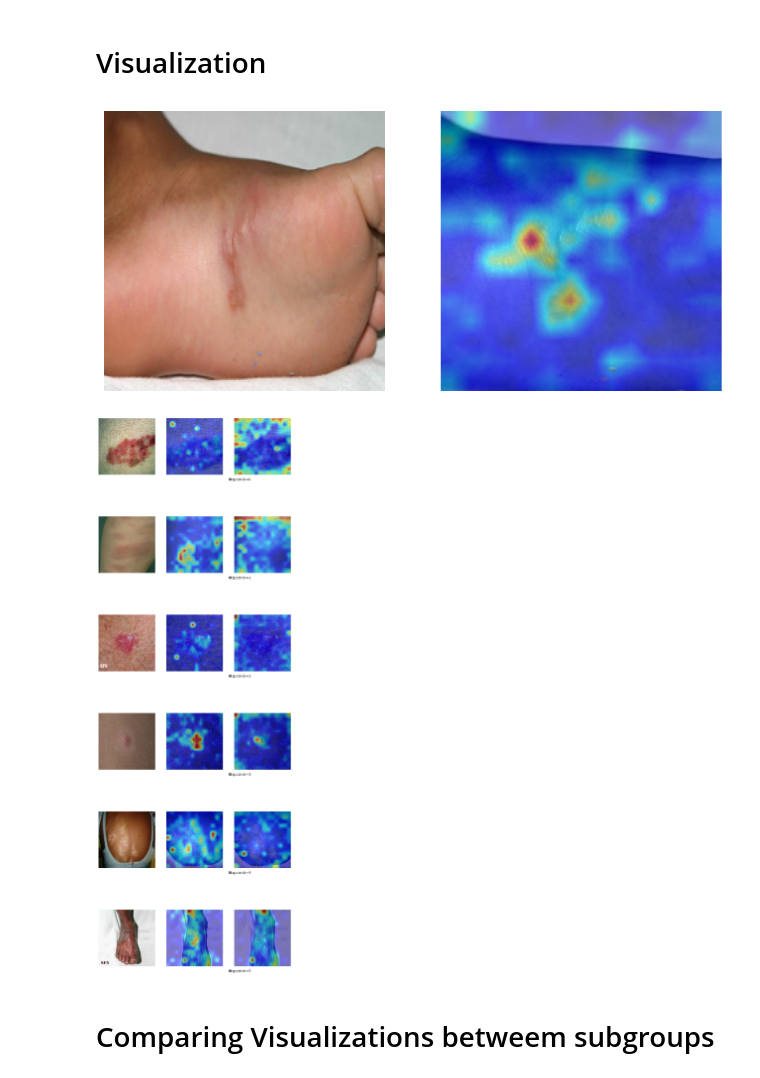
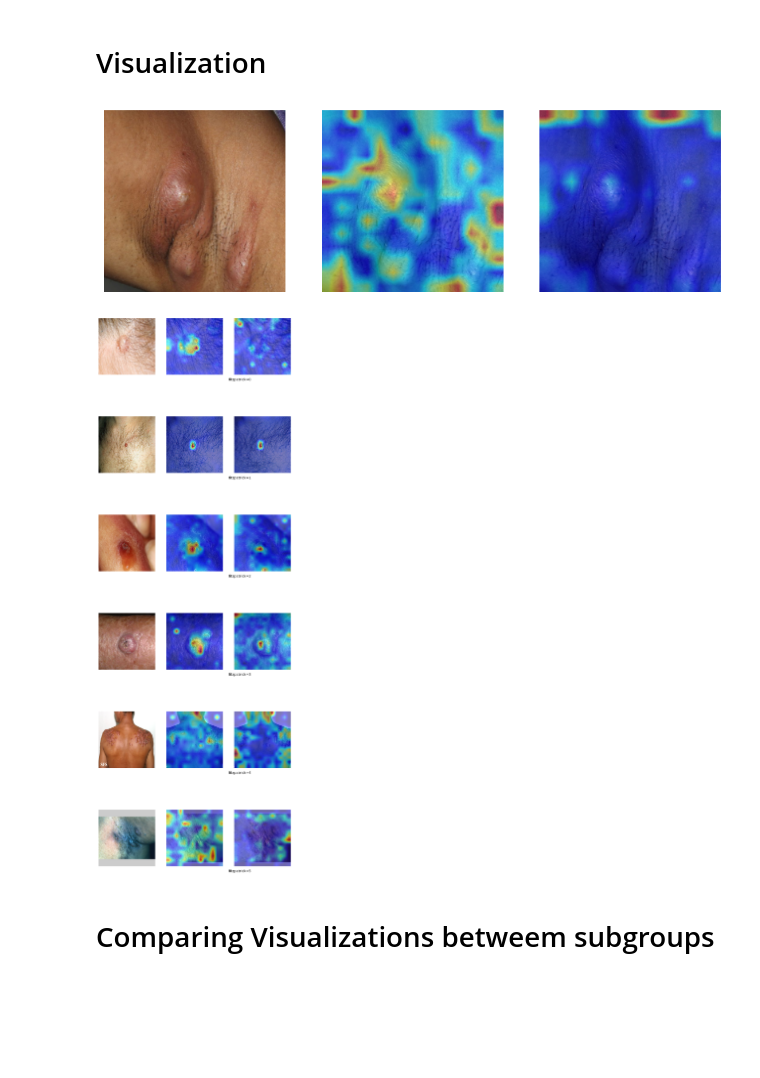
Before and after one commit to AliGhadirii/XTranPrune, a Jupyter notebook: Notebooks/Visual_Explanation_server.ipynb, the cells around one changed output. Saved outputs shown, nothing was run; the diff lists cells and outputs as text; code cells hidden in the pictures; blank space fills up the shorter version.

```diff
--- a/Notebooks/Visual_Explanation_server.ipynb
+++ b/Notebooks/Visual_Explanation_server.ipynb
@@ -100,26 +100,31 @@ Weights loaded from /home/ali/Outputs/Fitzpatrick17k/XTranPrune_SABranch_Binary/
 # %% [markdown]
 # Visualization
 # %%
-sample = fitz_dataset[8]
+sample = fitz_dataset[326]
 image = sample["image"]
 label = sample["high"]
-fitz = sample["fitzpatrick"]
+fitz = sample["fitzpatrick_binary"]
 
-main_vis = generate_visualization(main_model, image, class_index=torch.tensor([label]))
+main_vis = generate_visualization(main_model, image, class_index=label)
+SA_vis = generate_visualization(SA_model, image, class_index=fitz)
+
+
 image = Image.open(os.path.join(root_image_dir, sample['hasher']+".jpg"))
 simple_transform = transforms.Compose([
     transforms.Resize((224, 224)),
     transforms.ToTensor(),
 ])
 image = simple_transform(image).permute(1, 2, 0)
 
-fig, axs = plt.subplots(1, 2, figsize=(10, 30))
+fig, axs = plt.subplots(1, 3, figsize=(10, 30))
 axs[0].imshow(image);
 axs[0].axis("off");
 axs[1].imshow(main_vis);
 axs[1].axis("off");
+axs[2].imshow(SA_vis);
+axs[2].axis("off");
 # %% [output]
-[figure, old version]
+[figure, new version]
 # %%
 df = pd.read_csv(csv_path)
 df
@@ -166,7 +171,7 @@ for i, idx in enumerate(indices):
   axs[i][2].axis("off");
   axs[i][0].text(2.5, -0.1, "fitzpatrick={}".format(sample["fitzpatrick"]), transform=axs[i][0].transAxes, ha="center");
 # %% [output]
-[figure, old version]
+[figure, new version]
 # %% [markdown]
 # Comparing Visualizations betweem subgroups
 # %%
```
Also changed, not shown: parts of 5 cells of this notebook, 3 other files.
